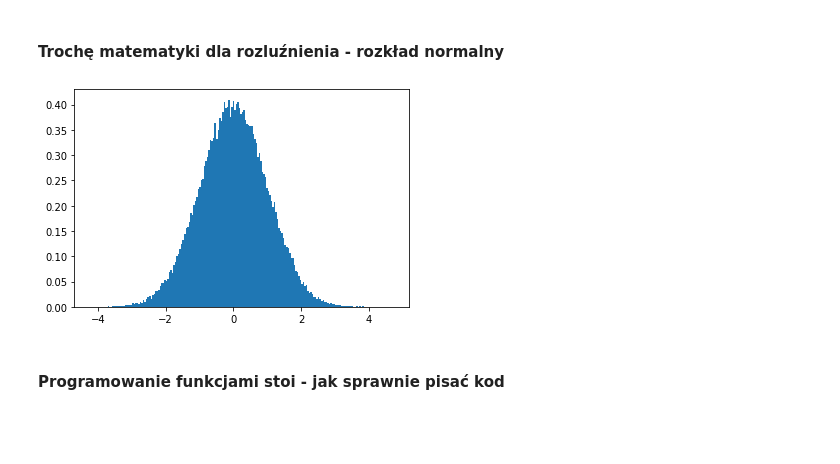
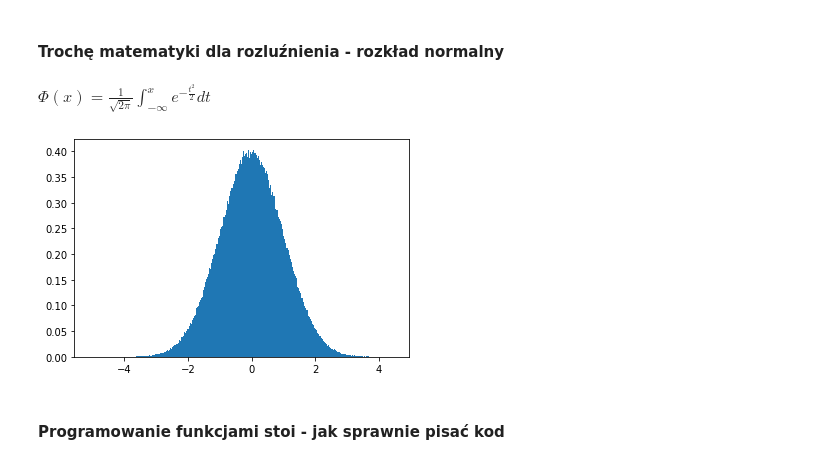
Before and after one commit to AdiSk325/DataWorkshop_Opole, a Jupyter notebook: Introduction_to_ML/Introduction_to_ML.ipynb, the cells around one changed output. Cells and saved outputs as stored; diff of their text form; code cells hidden in the pictures; blank space fills up the shorter version.

```diff
--- a/Introduction_to_ML/Introduction_to_ML.ipynb
+++ b/Introduction_to_ML/Introduction_to_ML.ipynb
@@ -11,11 +31,15 @@ from sklearn.metrics import mean_absolute_error as mae  #... i pomiar jego skute
 %matplotlib inline
 # %% [markdown]
 #### Trochę matematyki dla rozluźnienia - rozkład normalny
+# %%
+display(Math(r'\Phi(x) = \frac{1}{\sqrt{2\pi}} \int_{-\infty}^{x} e^{-\frac{t^2}{2}} dt'))
+# %% [output]
+$\displaystyle \Phi(x) = \frac{1}{\sqrt{2\pi}} \int_{-\infty}^{x} e^{-\frac{t^2}{2}} dt$
 # %%
-normal_dist = list(np.random.normal(0,1,100000))
-plt.hist(normal_dist,200,density=True);
+normal_dist = list(np.random.normal(0,1,500000))
+plt.hist(normal_dist,300,density=True);
 # %% [output]
-[figure, old version]
+[figure, new version]
 # %% [markdown]
 #### Programowanie funkcjami stoi - jak sprawnie pisać kod
 # %%
```
Also changed, not shown: parts of 22 cells of this notebook, 6 other files.
